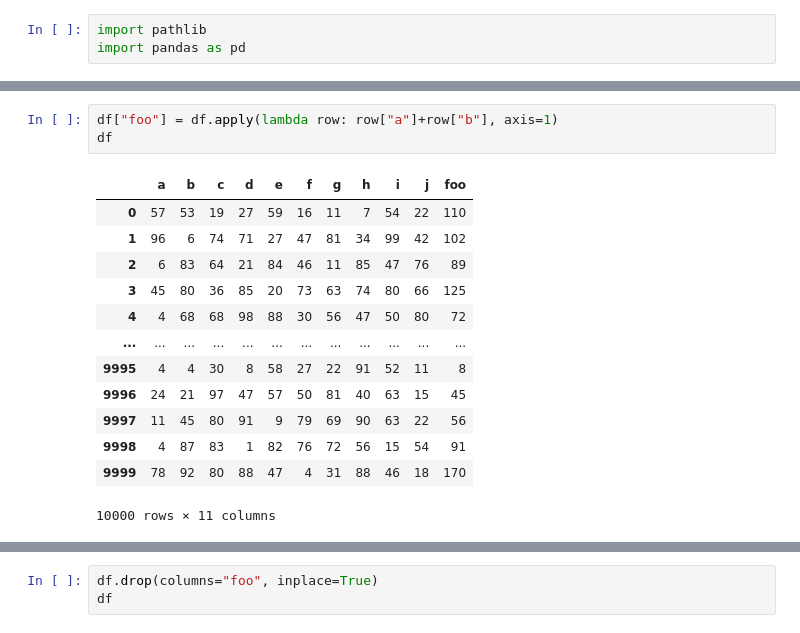
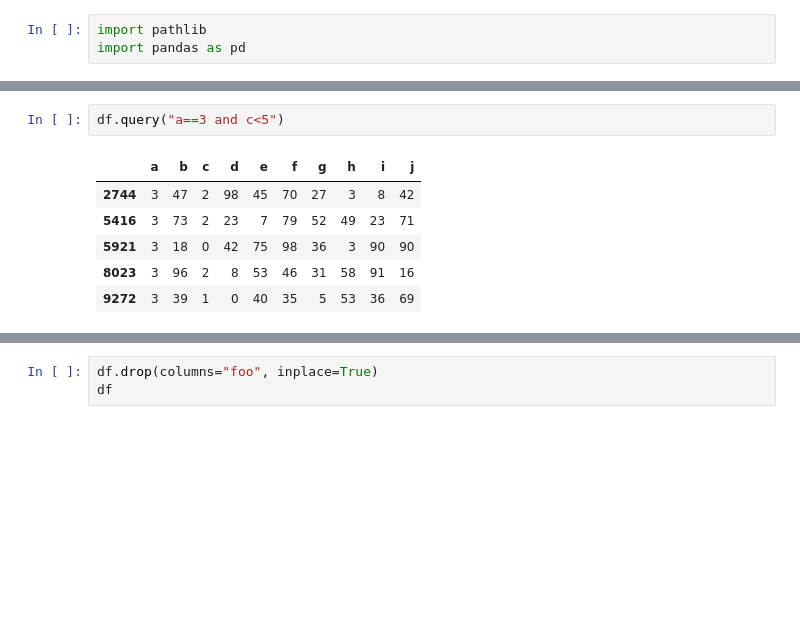
Before and after one commit to kristianfkt/pythoncourse, a Jupyter notebook: pandas_basics.ipynb, the cells around one changed output, grey strips where cells are left out. Drawn from its saved outputs; the diff is of its cells as text; blank space fills up the shorter version.

```diff
--- a/pandas_basics.ipynb
+++ b/pandas_basics.ipynb
@@ -61,17 +48,9 @@ dtype: int64
-# %%
-df["foo"] = df.apply(lambda row: row["a"]+row["b"], axis=1)
-df
-# %% [output]
-|  | a | b | c | d | e | f | g | h | i | j | foo |
-| 0 | 57 | 53 | 19 | 27 | 59 | 16 | 11 | 7 | 54 | 22 | 110 |
-| 1 | 96 | 6 | 74 | 71 | 27 | 47 | 81 | 34 | 99 | 42 | 102 |
-| 2 | 6 | 83 | 64 | 21 | 84 | 46 | 11 | 85 | 47 | 76 | 89 |
-| 3 | 45 | 80 | 36 | 85 | 20 | 73 | 63 | 74 | 80 | 66 | 125 |
-| 4 | 4 | 68 | 68 | 98 | 88 | 30 | 56 | 47 | 50 | 80 | 72 |
-| ... | ... | ... | ... | ... | ... | ... | ... | ... | ... | ... | ... |
-| 9995 | 4 | 4 | 30 | 8 | 58 | 27 | 22 | 91 | 52 | 11 | 8 |
-| 9996 | 24 | 21 | 97 | 47 | 57 | 50 | 81 | 40 | 63 | 15 | 45 |
-| 9997 | 11 | 45 | 80 | 91 | 9 | 79 | 69 | 90 | 63 | 22 | 56 |
-| 9998 | 4 | 87 | 83 | 1 | 82 | 76 | 72 | 56 | 15 | 54 | 91 |
-| 9999 | 78 | 92 | 80 | 88 | 47 | 4 | 31 | 88 | 46 | 18 | 170 |
-10000 rows × 11 columns
+# %%
+df.query("a==3 and c<5")
+# %% [output]
+|  | a | b | c | d | e | f | g | h | i | j |
+| 2744 | 3 | 47 | 2 | 98 | 45 | 70 | 27 | 3 | 8 | 42 |
+| 5416 | 3 | 73 | 2 | 23 | 7 | 79 | 52 | 49 | 23 | 71 |
+| 5921 | 3 | 18 | 0 | 42 | 75 | 98 | 36 | 3 | 90 | 90 |
+| 8023 | 3 | 96 | 2 | 8 | 53 | 46 | 31 | 58 | 91 | 16 |
+| 9272 | 3 | 39 | 1 | 0 | 40 | 35 | 5 | 53 | 36 | 69 |
```
Also changed, not shown: parts of 6 cells of this notebook, 1 other file.
